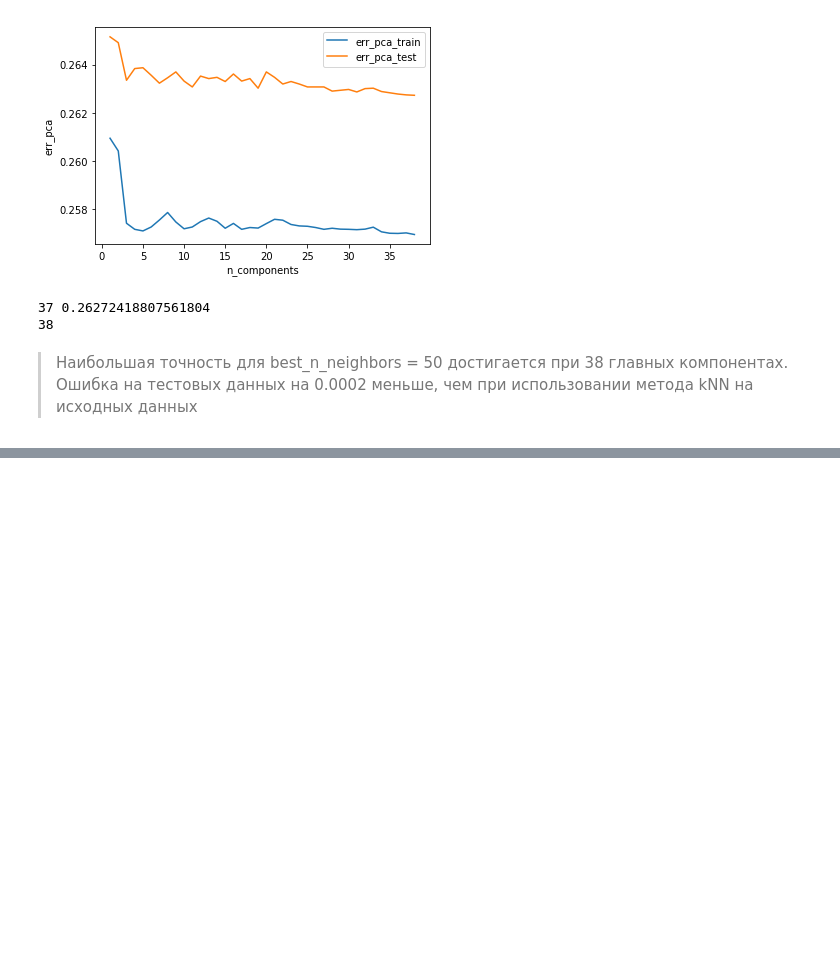
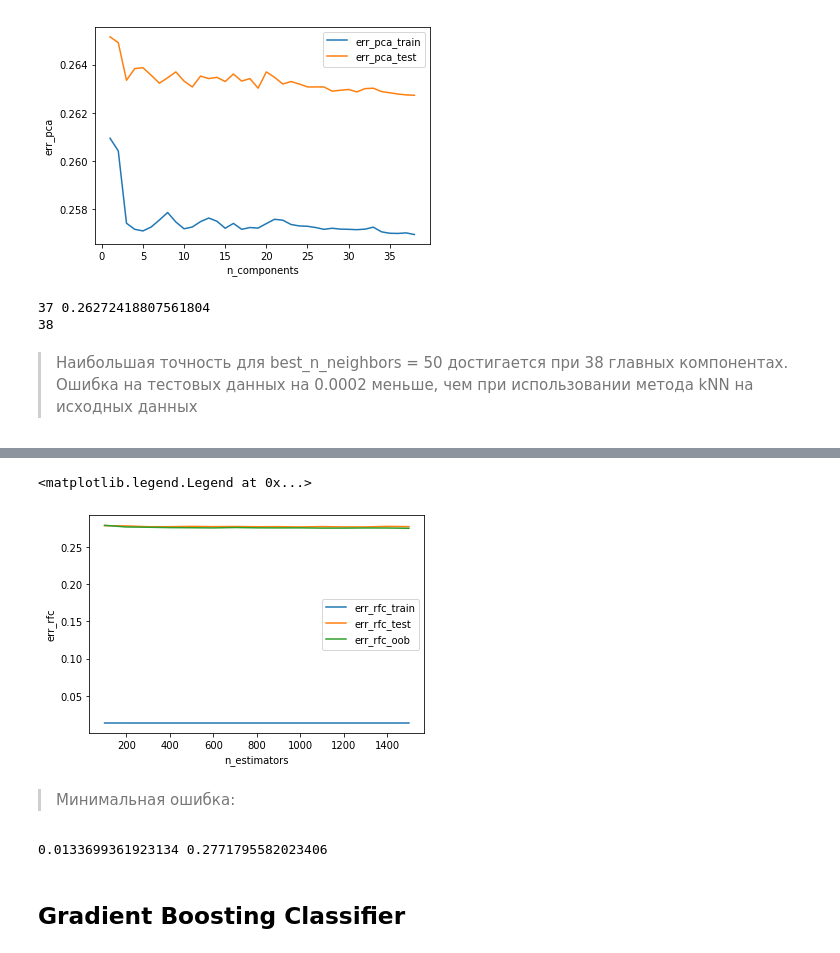
Before and after one commit to VinogradovaE/MachineLearning, a Jupyter notebook: renttherunway-fit-dataset.ipynb, the cells around one changed output, grey strips where cells are left out. Saved outputs shown, nothing was run; the diff lists cells and outputs as text; code cells hidden in the pictures; blank space fills up the shorter version.

```diff
--- a/renttherunway-fit-dataset.ipynb
+++ b/renttherunway-fit-dataset.ipynb
@@ -582,0 +700,4 @@ print(len(err_pca_test))
+# %%
+from sklearn.ensemble import RandomForestClassifier
+random_forest_model = RandomForestClassifier(n_estimators=1000, oob_score=True)
+random_forest_model.fit(X_train, y_train)
@@ -582,0 +719,19 @@ print(len(err_pca_test))
+# %%
+err_rfc_train = []
+err_rfc_test = []
+err_rfc_oob = []
+# %%
+random_forest_model = RandomForestClassifier(oob_score=True)
+for n in range(100, 1600, 100):
+    random_forest_model.set_params(n_estimators=n)
+    random_forest_model.fit(X_train, y_train)
+
+    err_train = np.mean(y_train != random_forest_model.predict(X_train))
+    err_test  = np.mean(y_test  != random_forest_model.predict(X_test))
+    err_oob = 1 - random_forest_model.oob_score_
+
+    err_rfc_train.append(err_train)
+    err_rfc_test.append(err_test)
+    err_rfc_oob.append(err_oob)
+
+    print(n, err_train, err_test, err_oob)
@@ -582,0 +754,20 @@ print(len(err_pca_test))
+# %%
+plt.plot(range(100, 1600, 100), err_rfc_train, label='err_rfc_train')
+plt.plot(range(100, 1600, 100), err_rfc_test, label='err_rfc_test')
+plt.plot(range(100, 1600, 100), err_rfc_oob, label='err_rfc_oob')
+plt.xlabel('n_estimators')
+plt.ylabel('err_rfc')
+plt.legend()
+# %% [output]
+<matplotlib.legend.Legend at 0x...>
+[figure, added]
+# %% [markdown]
+> Минимальная ошибка:
+# %%
+min_train_err = np.min(err_rfc_train)
+min_test_err = np.min(err_rfc_test)
+print(min_train_err, min_test_err)
+# %% [output]
+0.0133699361923134 0.2771795582023406
+# %% [markdown]
+## Gradient Boosting Classifier
```
Also changed, not shown: parts of 28 cells of this notebook.
